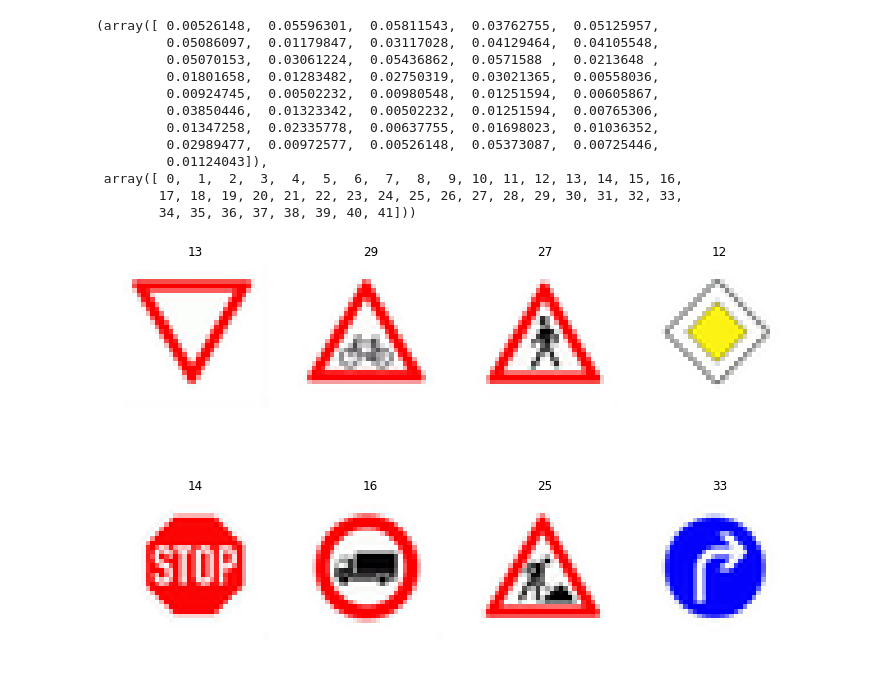
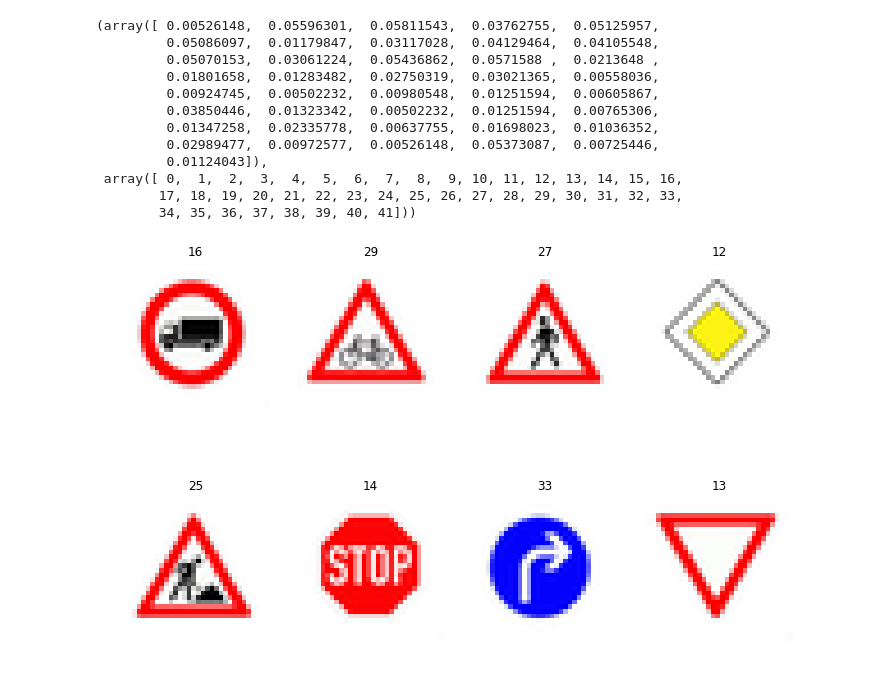
Before and after one commit to mg03/CarND-Traffic-Sign-Classifier-Project, a Jupyter notebook: maybeworks/LeNet-Lab-Solution.ipynb, the cells around one changed output. Drawn from its saved outputs; the diff is of its cells as text; code cells hidden in the pictures.

```diff
--- a/maybeworks/LeNet-Lab-Solution.ipynb
+++ b/maybeworks/LeNet-Lab-Solution.ipynb
@@ -592,38 +590,41 @@ np.histogram(inference_data, bins=np.arange(42), density=True)
 # %%
 #reading in an image
 %matplotlib inline
 import glob
 import matplotlib.image as mpimg
 import matplotlib.pyplot as plt
 import cv2
 import os
 import numpy as np
 
 plt.figure(figsize=(12, 16.5))
 
 outside_images = []
-outside_labels = [13, 29, 27, 12, 14, 16, 25, 33]
+outside_labels = [16, 29, 27, 12, 25, 14, 33, 13]
 
-for i, img in enumerate(glob.glob('./test_batch1/*.png')):
-#     print(i, img)
-    image = mpimg.imread(img)
-#     image = cv2.cvtColor(image, cv2.COLOR_BGR2RGB)
-#     print("! " ,image.shape)
+for i, img in enumerate(sorted(glob.glob('./test_batch1/*.png'))):
+#     print(i, dir(img))
+    image = cv2.imread(img)
+    image = cv2.cvtColor(image, cv2.COLOR_BGR2RGB)
     outside_images.append(image)
     plt.subplot(4, 4, i+1)
     plt.imshow(image)
     plt.title(outside_labels[i])
     plt.axis('off')
 plt.show()
 
 # convert to numpy array, the expected input type
 outside_images = np.asarray(outside_images)
 
 outside_images_gry = np.sum(outside_images/3, axis=3, keepdims=True)
 
+# print(outside_images_gry[7,:,:,:].min())
+# print(outside_images_gry[7,:,:,:].max())
+# print(outside_images_gry.shape)
+
 outside_images_gry = outside_images_gry.astype(np.float, copy=False)
 # %% [output]
-[figure, old version]
+[figure, new version]
 # %%
 # Now testing outside images with my model
 #     saver.restore(sess, tf.train.latest_checkpoint('.'))
```
Also changed, not shown: parts of 21 cells of this notebook, 31 other files.
